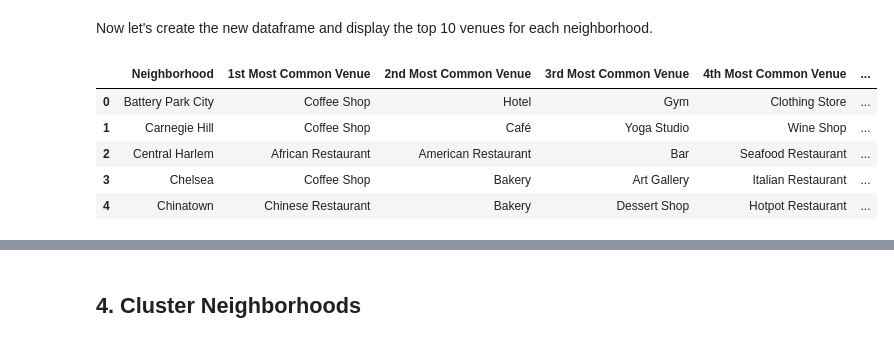
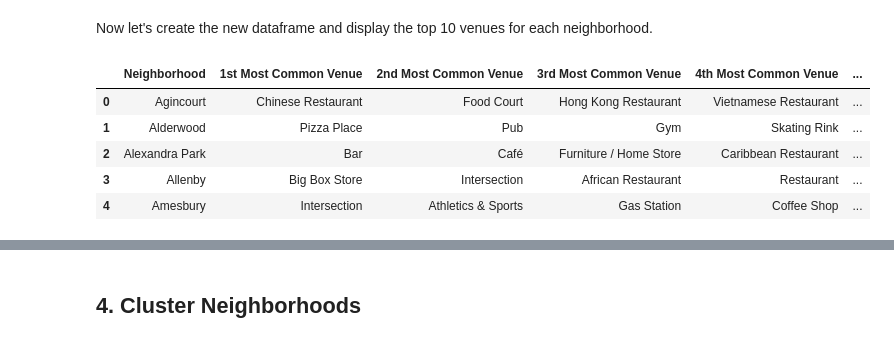
Before and after one commit to peachyprincess/neighborhood-segmentation-and-clustering, a Jupyter notebook: Neighborhoods-Toronto.ipynb, the cells around one changed output, grey strips where cells are left out. Cells and saved outputs as stored; diff of their text form; code cells hidden in the pictures.

```diff
--- a/Neighborhoods-Toronto.ipynb
+++ b/Neighborhoods-Toronto.ipynb
@@ -271,8 +198,8 @@ neighborhood_name
 # %% [markdown]
 Get the neighborhood's latitude and longitude values.
 # %%
-neighborhood_latitude = manhattan_data.loc[0, 'Latitude'] # neighborhood latitude value
-neighborhood_longitude = manhattan_data.loc[0, 'Longitude'] # neighborhood longitude value
+neighborhood_latitude = neighborhoods.loc[0, 'Latitude'] # neighborhood latitude value
+neighborhood_longitude = neighborhoods.loc[0, 'Longitude'] # neighborhood longitude value
 
 print('Latitude and longitude values of {} are {}, {}.'.format(neighborhood_name,
                                                                neighborhood_latitude,
@@ -470,6 +375,6 @@ def get_venue_list(results, name, lat, lng):
 # %%
 # type your answer here
 filtered_columns = ['Neighborhood', 'Latitude', 'Longitude']
-names, latitudes, longitudes = manhattan_data.loc[:, filtered_columns].T.values
-manhattan_venues = getNearbyVenues(names, latitudes, longitudes)
+names, latitudes, longitudes = neighborhoods.loc[:, filtered_columns].T.values
+toronto_venues = getNearbyVenues(names, latitudes, longitudes)
 # %% [output]
@@ -553,14 +443,14 @@ There are 334 uniques categories.
 ## 3. Analyze Each Neighborhood
 # %%
 # one hot encoding
-manhattan_onehot = pd.get_dummies(manhattan_venues[['Venue Category']], prefix="", prefix_sep="")
+onehot = pd.get_dummies(toronto_venues[['Venue Category']], prefix="", prefix_sep="")
 
 # add neighborhood column back to dataframe
-manhattan_onehot['Neighborhood'] = manhattan_venues['Neighborhood']
+onehot['Neighborhood'] = toronto_venues['Neighborhood']
 
 # move neighborhood column to the first column
-fixed_columns = [manhattan_onehot.columns[-1]] + list(manhattan_onehot.columns[:-1])
-manhattan_onehot = manhattan_onehot[fixed_columns]
+fixed_columns = [onehot.columns[-1]] + list(onehot.columns[:-1])
+onehot = onehot[fixed_columns]
 
-manhattan_onehot.head()
+onehot.head()
 # %% [output]
@@ -579,6 +469,6 @@ manhattan_onehot.shape
 # %% [markdown]
 #### Next, let's group rows by neighborhood and by taking the mean of the frequency of occurrence of each category
 # %%
-manhattan_grouped = manhattan_onehot.groupby('Neighborhood').mean().reset_index()
-manhattan_grouped
+grouped = onehot.groupby('Neighborhood').mean().reset_index()
+grouped
 # %% [output]
@@ -652,31 +542,31 @@ Now let's create the new dataframe and display the top 10 venues for each neighb
 # %%
 num_top_venues = 10
 
 indicators = ['st', 'nd', 'rd']
 
 # create columns according to number of top venues
 columns = ['Neighborhood']
 for ind in np.arange(num_top_venues):
     try:
         columns.append('{}{} Most Common Venue'.format(ind+1, indicators[ind]))
     except:
         columns.append('{}th Most Common Venue'.format(ind+1))
 
 # create a new dataframe
 neighborhoods_venues_sorted = pd.DataFrame(columns=columns)
-neighborhoods_venues_sorted['Neighborhood'] = manhattan_grouped['Neighborhood']
+neighborhoods_venues_sorted['Neighborhood'] = grouped['Neighborhood']
 
-for ind in np.arange(manhattan_grouped.shape[0]):
-    neighborhoods_venues_sorted.iloc[ind, 1:] = return_most_common_venues(manhattan_grouped.iloc[ind, :], num_top_venues)
+for ind in np.arange(grouped.shape[0]):
+    neighborhoods_venues_sorted.iloc[ind, 1:] = return_most_common_venues(grouped.iloc[ind, :], num_top_venues)
 
 neighborhoods_venues_sorted.head()
 # %% [output]
 |  | Neighborhood | 1st Most Common Venue | 2nd Most Common Venue | 3rd Most Common Venue | 4th Most Common Venue | ... |
-| 0 | Battery Park City | Coffee Shop | Hotel | Gym | Clothing Store | ... |
-| 1 | Carnegie Hill | Coffee Shop | Café | Yoga Studio | Wine Shop | ... |
-| 2 | Central Harlem | African Restaurant | American Restaurant | Bar | Seafood Restaurant | ... |
-| 3 | Chelsea | Coffee Shop | Bakery | Art Gallery | Italian Restaurant | ... |
-| 4 | Chinatown | Chinese Restaurant | Bakery | Dessert Shop | Hotpot Restaurant | ... |
+| 0 | Agincourt | Chinese Restaurant | Food Court | Hong Kong Restaurant | Vietnamese Restaurant | ... |
+| 1 | Alderwood | Pizza Place | Pub | Gym | Skating Rink | ... |
+| 2 | Alexandra Park | Bar | Café | Furniture / Home Store | Caribbean Restaurant | ... |
+| 3 | Allenby | Big Box Store | Intersection | African Restaurant | Restaurant | ... |
+| 4 | Amesbury | Intersection | Athletics & Sports | Gas Station | Coffee Shop | ... |
 # %% [markdown]
 <a id='item4'></a>
 # %% [markdown]
```
Also changed, not shown: parts of 62 cells of this notebook.
